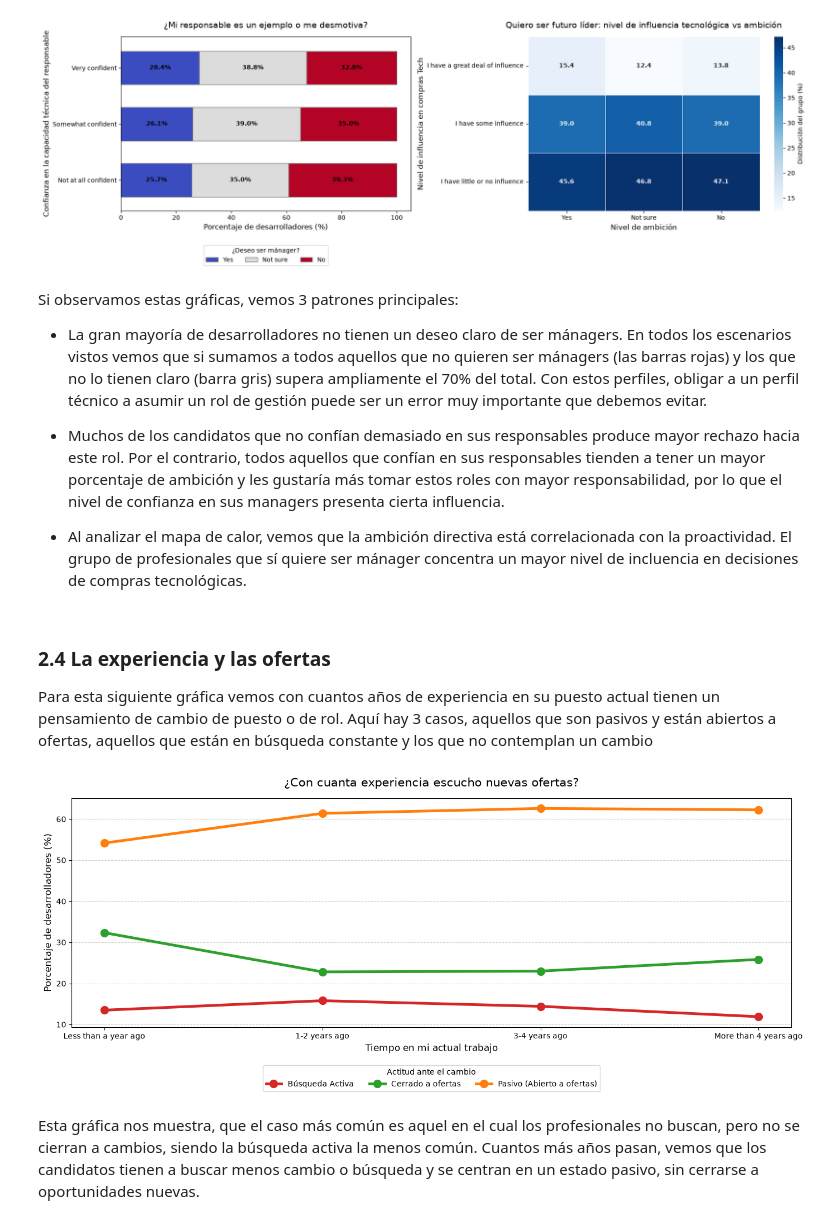
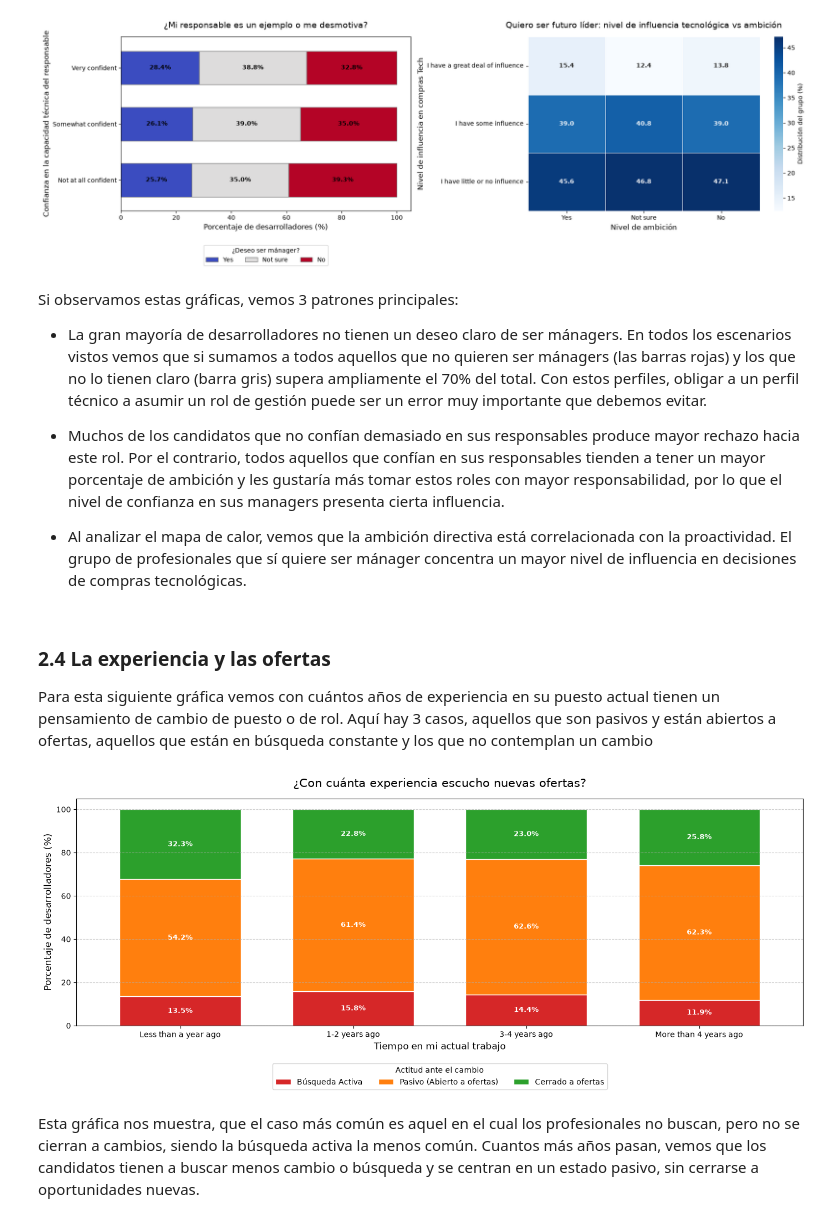
Before and after one commit to Miguel-Angel-SM-Camacho/tfm-miguel-angel, a Jupyter notebook: notebooks/SOFT SKILLS/01_EDA_Limpieza_SOFT_SKILLS.ipynb, the cells around one changed output. Drawn from its saved outputs; the diff is of its cells as text; code cells hidden in the pictures.

Commit message:
ya se han corregido todas las libretas con los comentarios de Julio para ambos pipelines

```diff
--- a/notebooks/SOFT SKILLS/01_EDA_Limpieza_SOFT_SKILLS.ipynb
+++ b/notebooks/SOFT SKILLS/01_EDA_Limpieza_SOFT_SKILLS.ipynb
@@ -443,56 +443,61 @@ Si observamos estas gráficas, vemos 3 patrones principales:
 
 * Muchos de los candidatos que no confían demasiado en sus responsables produce mayor rechazo hacia este rol. Por el contrario, todos aquellos que confían en sus responsables tienden a tener un mayor porcentaje de ambición y les gustaría más tomar estos roles con mayor responsabilidad, por lo que el nivel de confianza en sus managers presenta cierta influencia.
 
-* Al analizar el mapa de calor, vemos que la ambición directiva está correlacionada con la proactividad. El grupo de profesionales que sí quiere ser mánager concentra un mayor nivel de incluencia en decisiones de compras tecnológicas.
+* Al analizar el mapa de calor, vemos que la ambición directiva está correlacionada con la proactividad. El grupo de profesionales que sí quiere ser mánager concentra un mayor nivel de influencia en decisiones de compras tecnológicas.
 # %% [markdown]
 ### 2.4 La experiencia y las ofertas
 
-Para esta siguiente gráfica vemos con cuantos años de experiencia en su puesto actual tienen un pensamiento de cambio de puesto o de rol. Aquí hay 3 casos, aquellos que son pasivos y están abiertos a ofertas, aquellos que están en búsqueda constante y los que no contemplan un cambio
+Para esta siguiente gráfica vemos con cuántos años de experiencia en su puesto actual tienen un pensamiento de cambio de puesto o de rol. Aquí hay 3 casos, aquellos que son pasivos y están abiertos a ofertas, aquellos que están en búsqueda constante y los que no contemplan un cambio
 # %%
 listado_orden_hire = list(config.ORDEN_HIRE)
 mapeo_busqueda = config.MAPEO_SEEK
 
 df_carrera = df_clean.copy()
 df_carrera['busqueda_empleo'] = df_carrera['JobSeek'].map(mapeo_busqueda)
 
 df_carrera = df_carrera[
     (df_carrera['LastHireDate'].isin(listado_orden_hire)) &
     (df_carrera['busqueda_empleo'].notnull()) &
     (df_carrera['ResumeUpdate'].notnull())
 ]
 
 crosstab_hire = pd.crosstab(df_carrera['LastHireDate'], df_carrera['busqueda_empleo'], normalize='index') * 100
 crosstab_hire = crosstab_hire.reindex(index=listado_orden_hire)
 
-fig, ax1 = plt.subplots(figsize=(14, 6))
-
 estados = {
     'Búsqueda Activa': '#d62728',
     'Pasivo (Abierto a ofertas)': '#ff7f0e',
     'Cerrado a ofertas': '#2ca02c'
 }
+columnas_orden = list(estados.keys())
+crosstab_hire = crosstab_hire[columnas_orden]
 
-for columna in crosstab_hire.columns:
-    ax1.plot(
-        crosstab_hire.index,
-        crosstab_hire[columna],
-        marker='o',
-        linewidth=3.5,
-        markersize=10,
-        label=columna,
-        color=estados[columna]
-    )
+fig, ax1 = plt.subplots(figsize=(14, 6))
 
-ax1.set_title('¿Con cuanta experiencia escucho nuevas ofertas?', fontsize=15, pad=15)
+crosstab_hire.plot(
+    kind='bar',
+    stacked=True,
+    color=[estados[c] for c in columnas_orden],
+    edgecolor='white',
+    width=0.7,
+    ax=ax1
+)
+
+ax1.set_title('¿Con cuánta experiencia escucho nuevas ofertas?', fontsize=15, pad=15)
 ax1.set_ylabel('Porcentaje de desarrolladores (%)', fontsize=12)
 ax1.set_xlabel('Tiempo en mi actual trabajo', fontsize=12)
 ax1.legend(title='Actitud ante el cambio', bbox_to_anchor=(0.5, -0.15), loc='upper center', ncol=3)
 ax1.grid(axis='y', linestyle='--', alpha=0.6)
+plt.xticks(rotation=0)
+
+for c in ax1.containers:
+    labels = [f'{v.get_height():.1f}%' if v.get_height() > 4 else '' for v in c]
+    ax1.bar_label(c, labels=labels, label_type='center', color='white', fontweight='bold', fontsize=9)
 
 plt.tight_layout()
 plt.show()
 # %% [output]
-[figure, old version]
+[figure, new version]
 # %% [markdown]
 Esta gráfica nos muestra, que el caso más común es aquel en el cual los profesionales no buscan, pero no se cierran a cambios, siendo la búsqueda activa la menos común. Cuantos más años pasan, vemos que los candidatos tienen a buscar menos cambio o búsqueda y se centran en un estado pasivo, sin cerrarse a oportunidades nuevas.
 # %% [markdown]
```
Also changed, not shown: parts of 23 cells of this notebook, 1 other file.
